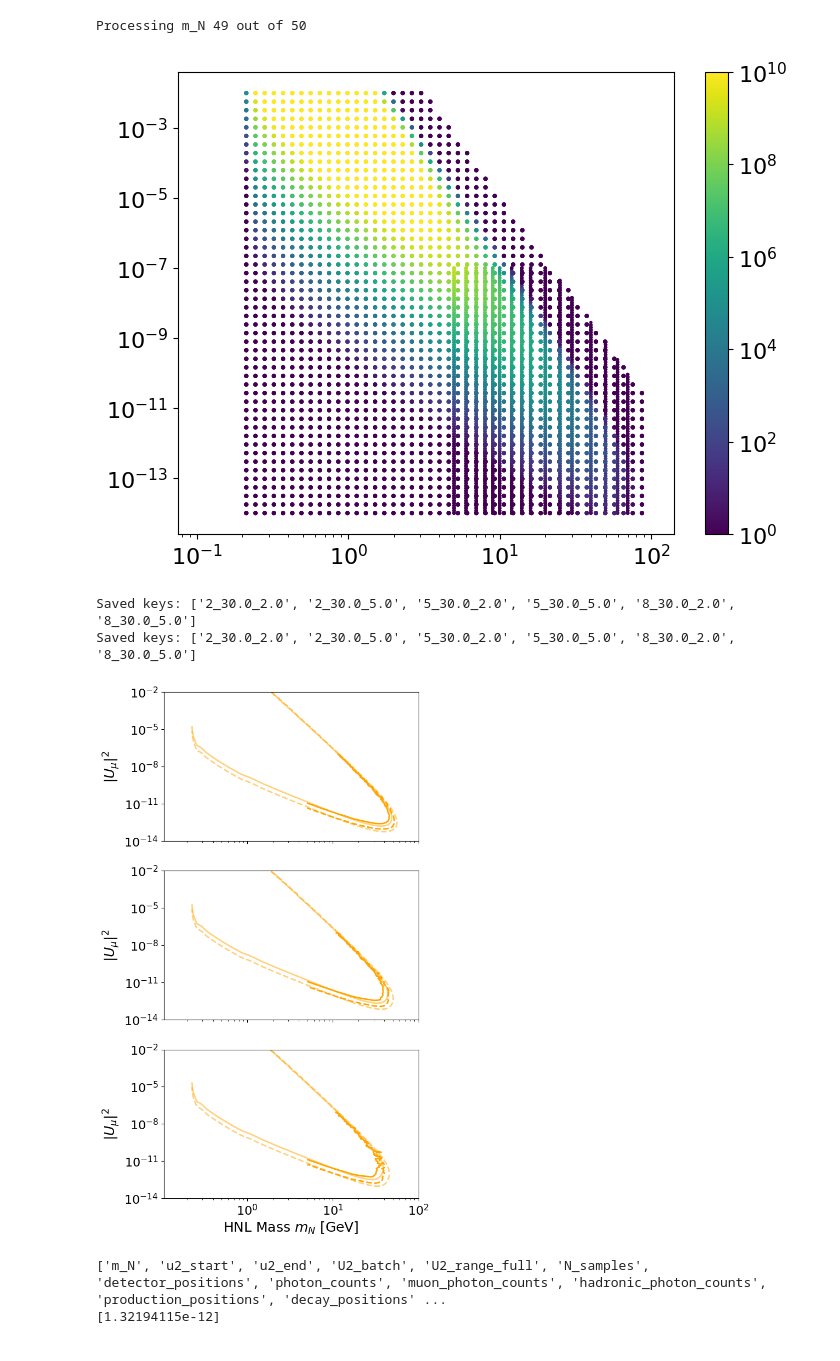
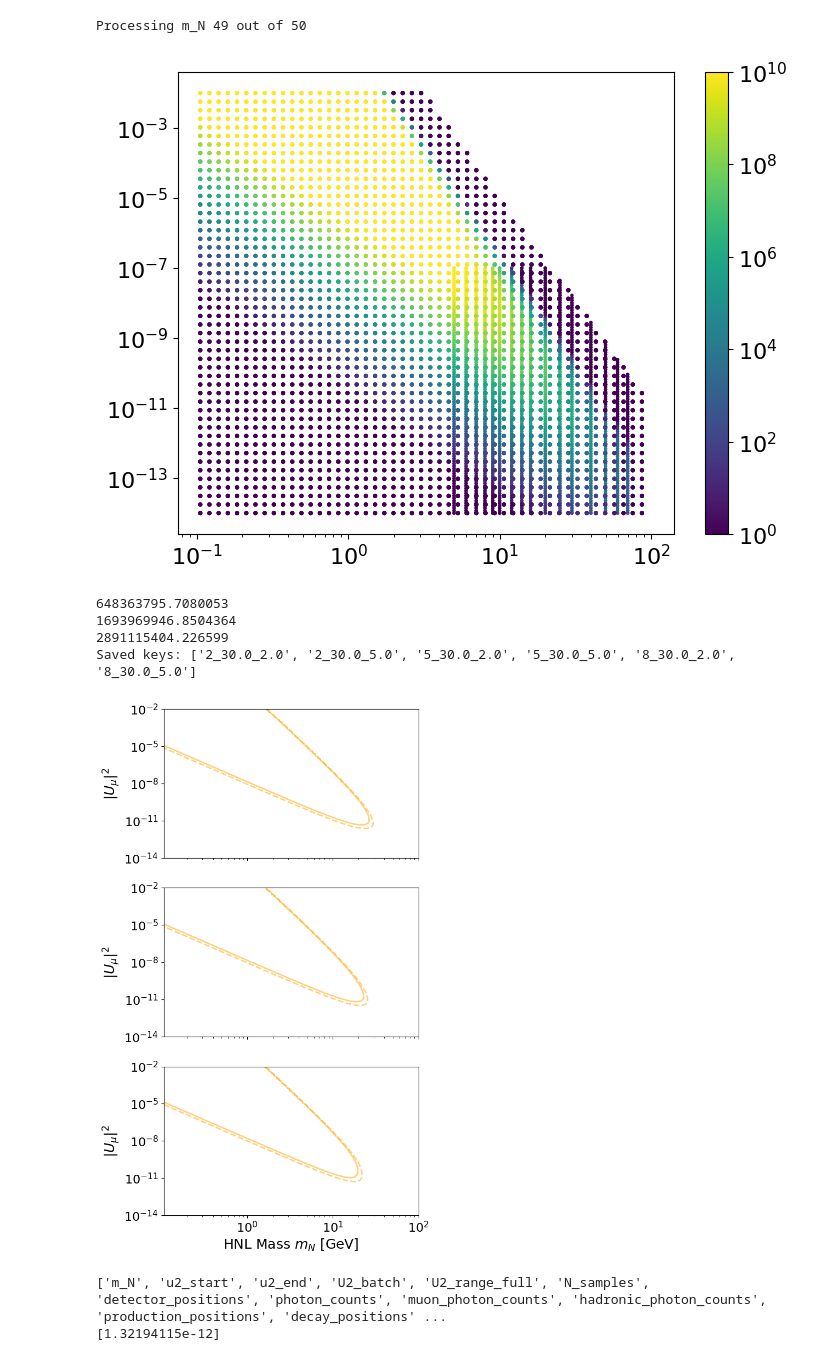
Before and after one commit to nickkamp1/NeutrinoFactoryHNL, a Jupyter notebook: Balloon.ipynb, the cells around one changed output. Saved outputs shown, nothing was run; the diff lists cells and outputs as text; code cells hidden in the pictures.

```diff
--- a/Balloon.ipynb
+++ b/Balloon.ipynb
@@ -15,11 +22,11 @@ plt.style.use("./figures.mplstyle")
 # %% [markdown]
 ## Now estimate the sensitivity across the parameter space
 # %%
-data_folder = "data/scan_results_balloon_dimuon/"
+data_folder = "data/scan_results_balloon_detailed/"
 bkg_folder = "data/scan_results_balloon_detailed/"
 files = glob(data_folder + "scan_mN*.npz")
 photon_thresholds = [10, 12/0.4]  # 10 photons, and 12 photoelectrons (assuming 40% detection efficiency)
-radial_cuts = [0]
+radial_cuts = [0,25]
 idets = [2,5,8]
 
 bkg_decay = np.load(bkg_folder + "scan_background_decay.npz")
@@ -36,7 +43,10 @@ def stats_per_threshold(sampled_photons,weights,radial_pos,
     events = {}
     for photon_threshold in photon_thresholds:
         for radial_cut in radial_cuts:
-            events[(photon_threshold, radial_cut)] = sum(weights[np.all(sampled_photons>photon_threshold,axis=0) & (radial_pos>radial_cut)])
+            if "dimuon" in data_folder:
+                events[(photon_threshold, radial_cut)] = sum(weights[np.all(sampled_photons>photon_threshold,axis=0) & (radial_pos>radial_cut)])
+            else:
+                events[(photon_threshold, radial_cut)] = sum(weights[(sampled_photons>photon_threshold) & (radial_pos>radial_cut)])
     return events
 
 def sig_file_stats(sig_file,photon_thresholds,idets=[2,5],radial_cuts=[0,25]):
@@ -134,6 +144,7 @@ U2_range_full = np.logspace(-14,-2,50)
 # U2_range_full = np.logspace(np.log10(U2_unique.min()), np.log10(U2_unique.max()), 20)
 
 try:
+    raise FileNotFoundError
     with open(f"{data_folder}sig_events_extrapolated.json", "r") as f:
         sig_events_extrapolated = json.load(f)
         sig_events_extrapolated = {eval(k): {eval(_k):_v for _k,_v in v.items()} for k, v in sig_events_extrapolated.items()}  # Convert string keys back to tuples
@@ -175,7 +186,7 @@ plt.scatter([key[0] for key in sig_events_extrapolated.keys()], [key[1] for key
 plt.loglog()
 plt.show()
 # %% [output]
-[figure, old version]
+[figure, new version]
 # %%
 from src.xs_and_decays import sigma
 from scipy.interpolate import interp1d
@@ -185,16 +196,16 @@ xs_data_interp = interp1d(xs_data[:, 0], xs_data[:, 1], kind='linear', fill_valu
 xs_correction_factor = lambda mN : xs_data_interp(mN) / (sigma(5000, mN, 1)/1e-40)
 # %%
 colors = ['green', 'orange', 'red']
-radial_cut = 0
-xs_corr_factor_flag = True
-use_bkg = False
+radial_cut = 25
+xs_corr_factor_flag = False
+use_bkg = True
 
 fig,ax = plt.subplots(len(idets),1, figsize=(6,12), sharex=True)
 for i_s,_sig_events in enumerate([sig_events, sig_events_extrapolated]):
     if i_s == 0:
         m_N_points = m_N_unique
         U2_points = U2_unique
-
+        continue
     else:
         m_N_points = m_N_range_full
         U2_points = U2_range_full
@@ -224,35 +235,38 @@ for i_s,_sig_events in enumerate([sig_events, sig_events_extrapolated]):
             if use_bkg:
                 B = bkg_decay_events[idet][(photon_threshold, radial_cut)] + bkg_scatter_events[idet][(photon_threshold, radial_cut)]
             else:
                 B = 0
+            print(B)
 
             cs = ax[_idet].contour(M_N_grid, U2_grid, S / np.sqrt(S + B),levels=[2,5],colors=color, linestyles=['--', '-'],alpha=0.5 if i_s == 1 else 1.0)
 
             for level_idx, level in enumerate([2.0, 5.0]):
                     npz_key = "%s_%s_%s" % (idet, photon_threshold, level)
                     segs = cs.allsegs[level_idx]
                     if segs:
                         parts = [np.vstack([seg, [np.nan, np.nan]]) for seg in segs]
                         contour_pts = np.concatenate(parts)[:-1]
                     else:
                         contour_pts = np.empty((0, 2))
                     contour_data[npz_key] = contour_pts
 
     np.savez("%s/balloon_contours_radial_cut_%d_%s_%s.npz"% (data_folder, radial_cut, "original" if i_s == 0 else "extrapolated", "with_xs_corr" if xs_corr_factor_flag else "without_xs_corr"), **contour_data)
     print("Saved keys:", list(contour_data.keys()))
 
 ax[-1].set_xlabel(r'HNL Mass $m_N$ [GeV]')
 for _ax in ax:
     _ax.set_ylabel(r'$|U_\mu|^2$')
     _ax.set_xscale('log')
     _ax.set_yscale('log')
     _ax.set_xlim(m_N_range_full[0], m_N_range_full[-1])
     _ax.set_ylim(U2_range_full[0], U2_range_full[-1])
 plt.show()
 # %% [output]
+648363795.7080053
+1693969946.8504364
+2891115404.226599
 Saved keys: ['2_30.0_2.0', '2_30.0_5.0', '5_30.0_2.0', '5_30.0_5.0', '8_30.0_2.0', '8_30.0_5.0']
-Saved keys: ['2_30.0_2.0', '2_30.0_5.0', '5_30.0_2.0', '5_30.0_5.0', '8_30.0_2.0', '8_30.0_5.0']
-[figure, old version]
+[figure, new version]
 # %%
 sig_data = np.load("data/scan_results_balloon_detailed/scan_mN_20_u2batch_030.npz")
 print(list(sig_data.keys()))
```
Also changed, not shown: parts of 1 cell of this notebook, 19 other files.
